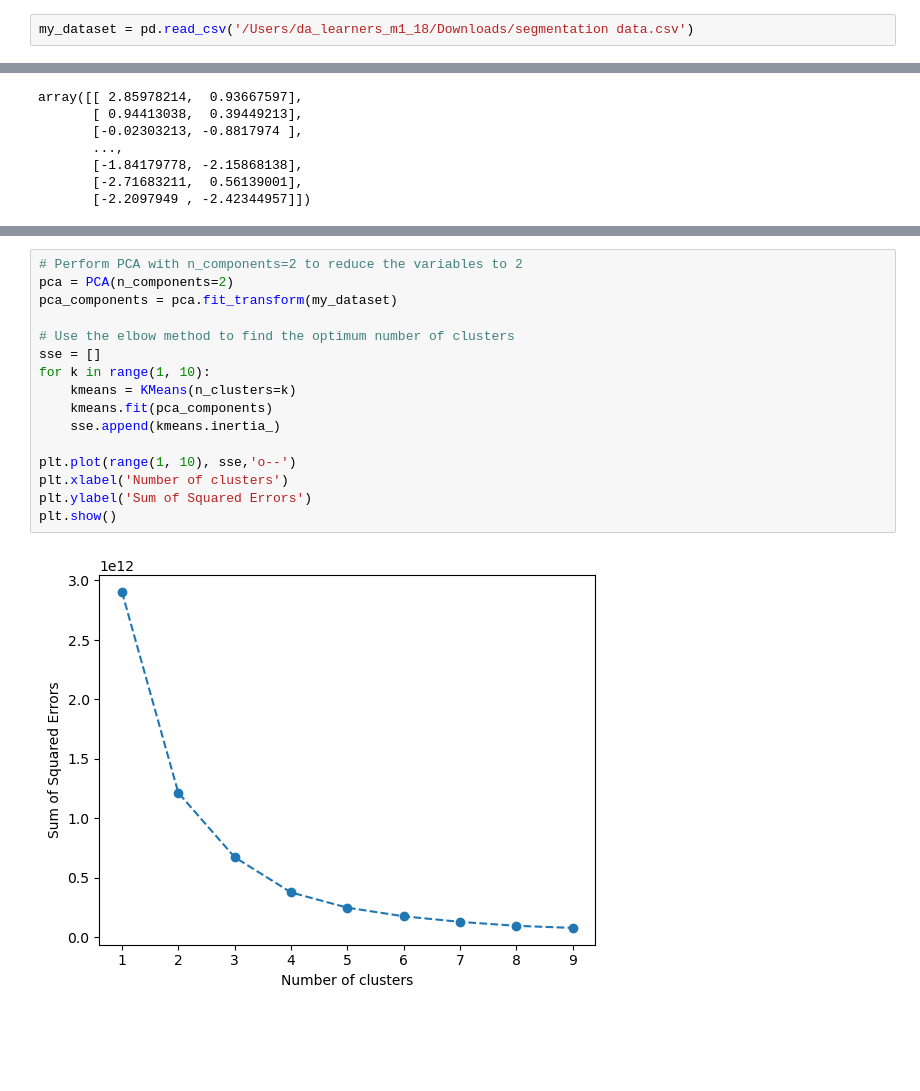
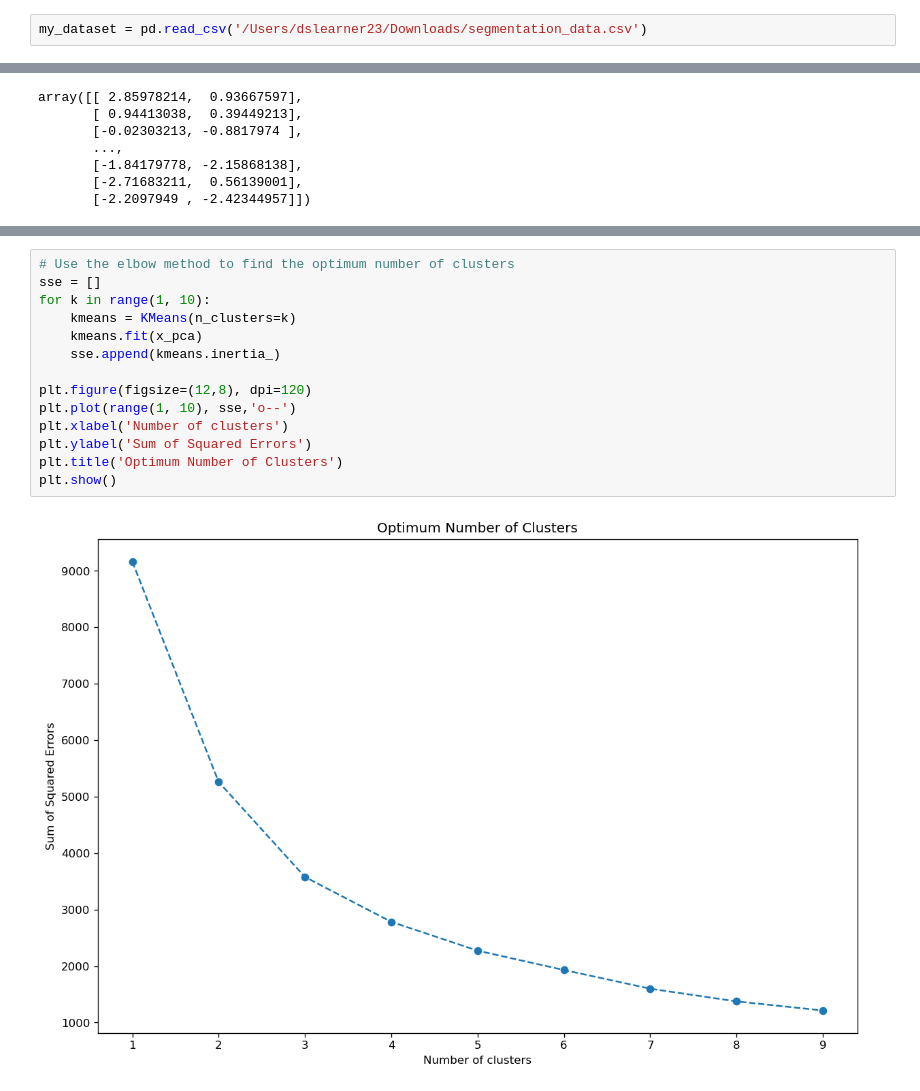
Before and after one commit to The-DigitalAcademy/Unsupervised_Learning_Project, a Jupyter notebook: Unsupervised_kmeans.ipynb, the cells around one changed output, grey strips where cells are left out. Cells and saved outputs as stored; diff of their text form; blank space fills up the shorter version.

```diff
--- a/Unsupervised_kmeans.ipynb
+++ b/Unsupervised_kmeans.ipynb
@@ -13,7 +13,7 @@ import matplotlib.pyplot as plt
 import seaborn as sns
 from sklearn.decomposition import PCA
 # %%
-my_dataset = pd.read_csv('/Users/da_learners_m1_18/Downloads/segmentation data.csv')
+my_dataset = pd.read_csv('/Users/dslearner23/Downloads/segmentation_data.csv')
 # %%
 my_dataset.head()
 # %% [output]
@@ -101,19 +96,17 @@ plt.scatter(x_pca[:,0],x_pca[:,1],c=my_dataset['Sex'])
 # %%
-# Perform PCA with n_components=2 to reduce the variables to 2
-pca = PCA(n_components=2)
-pca_components = pca.fit_transform(my_dataset)
-
 # Use the elbow method to find the optimum number of clusters
 sse = []
 for k in range(1, 10):
     kmeans = KMeans(n_clusters=k)
-    kmeans.fit(pca_components)
+    kmeans.fit(x_pca)
     sse.append(kmeans.inertia_)
 
+plt.figure(figsize=(12,8), dpi=120)
 plt.plot(range(1, 10), sse,'o--')
 plt.xlabel('Number of clusters')
 plt.ylabel('Sum of Squared Errors')
+plt.title('Optimum Number of Clusters')
 plt.show()
 # %% [output]
-[figure, old version]
+[figure, new version]
 # %%
```
Also changed, not shown: parts of 3 cells of this notebook.
